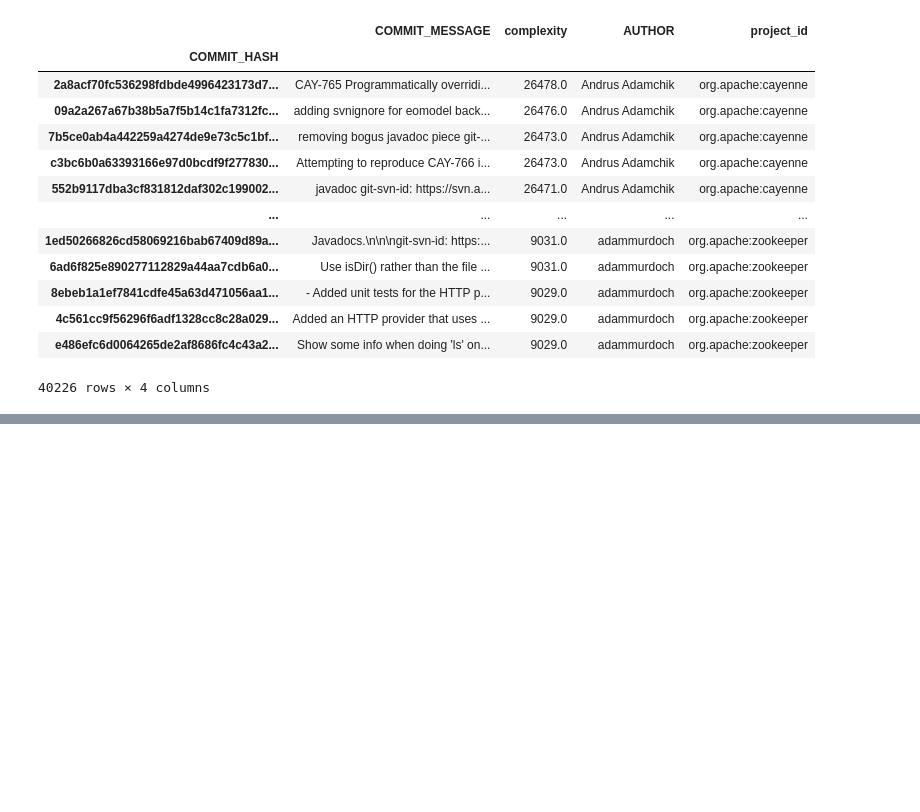
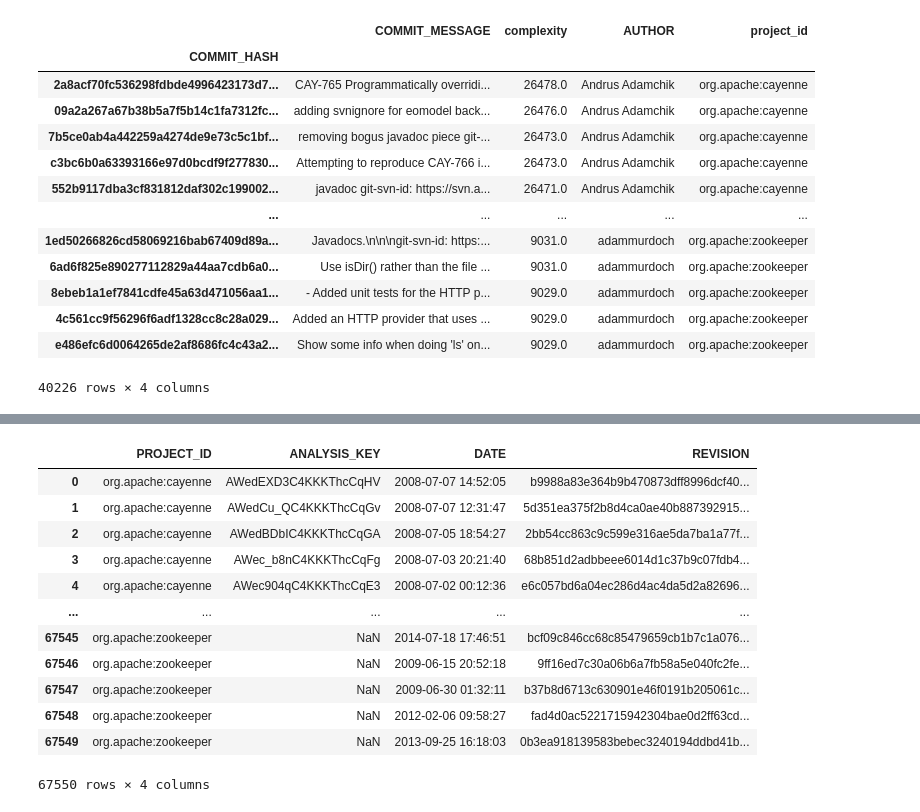
Before and after one commit to megaelius/EPAA, a Jupyter notebook: notebooks/TAED2_test_alex.ipynb, the cells around one changed output, grey strips where cells are left out. Drawn from its saved outputs; the diff is of its cells as text; code cells hidden in the pictures; blank space fills up the shorter version.

```diff
--- a/notebooks/TAED2_test_alex.ipynb
+++ b/notebooks/TAED2_test_alex.ipynb
@@ -84,0 +62,16 @@ db_commits
+# %%
+db_analysis
+# %% [output]
+|  | PROJECT_ID | ANALYSIS_KEY | DATE | REVISION |
+| 0 | org.apache:cayenne | AWedEXD3C4KKKThcCqHV | 2008-07-07 14:52:05 | b9988a83e364b9b470873dff8996dcf40... |
+| 1 | org.apache:cayenne | AWedCu_QC4KKKThcCqGv | 2008-07-07 12:31:47 | 5d351ea375f2b8d4ca0ae40b887392915... |
+| 2 | org.apache:cayenne | AWedBDbIC4KKKThcCqGA | 2008-07-05 18:54:27 | 2bb54cc863c9c599e316ae5da7ba1a77f... |
+| 3 | org.apache:cayenne | AWec_b8nC4KKKThcCqFg | 2008-07-03 20:21:40 | 68b851d2adbbeee6014d1c37b9c07fdb4... |
+| 4 | org.apache:cayenne | AWec904qC4KKKThcCqE3 | 2008-07-02 00:12:36 | e6c057bd6a04ec286d4ac4da5d2a82696... |
+| ... | ... | ... | ... | ... |
+| 67545 | org.apache:zookeeper | NaN | 2014-07-18 17:46:51 | bcf09c846cc68c85479659cb1b7c1a076... |
+| 67546 | org.apache:zookeeper | NaN | 2009-06-15 20:52:18 | 9ff16ed7c30a06b6a7fb58a5e040fc2fe... |
+| 67547 | org.apache:zookeeper | NaN | 2009-06-30 01:32:11 | b37b8d6713c630901e46f0191b205061c... |
+| 67548 | org.apache:zookeeper | NaN | 2012-02-06 09:58:27 | fad4d0ac5221715942304bae0d2ff63cd... |
+| 67549 | org.apache:zookeeper | NaN | 2013-09-25 16:18:03 | 0b3ea918139583bebec3240194ddbd41b... |
+67550 rows × 4 columns
```
Also changed, not shown: parts of 9 cells of this notebook, 1 other file.
